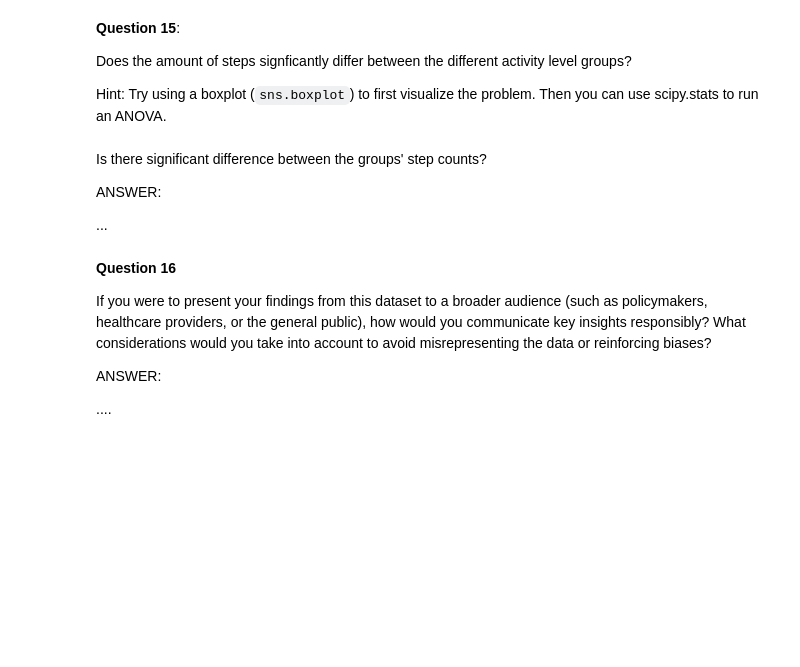
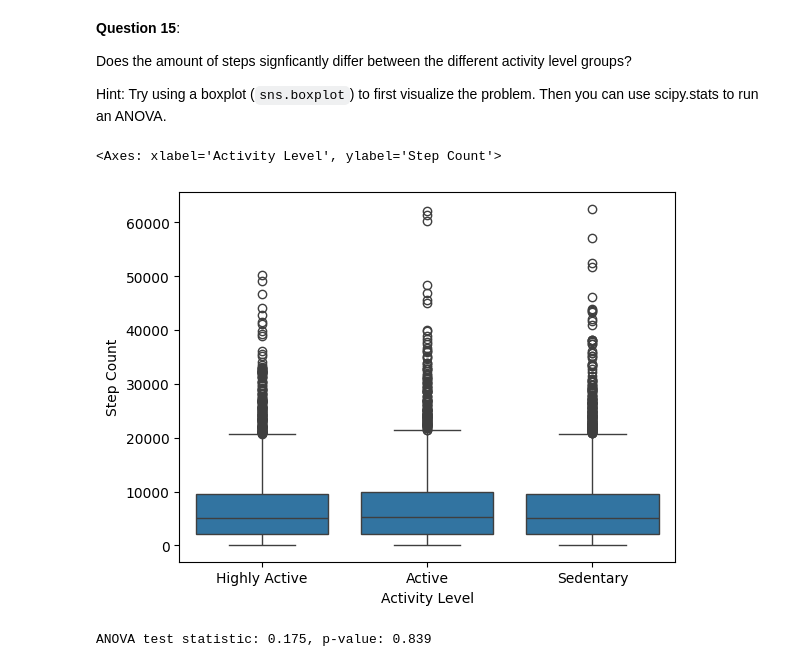
Before and after one commit to BMC-Intersectional-Data-Feminism/exercise-2-data-cleaning-and-analysis-rlassman, a Jupyter notebook: exercise2.ipynb, the cells around one changed output. Drawn from its saved outputs; the diff is of its cells as text; code cells hidden in the pictures; blank space fills up the shorter version.

```diff
--- a/exercise2.ipynb
+++ b/exercise2.ipynb
@@ -458,26 +741,23 @@ Hint: Try using a boxplot (`sns.boxplot`) to first visualize the problem. Then y
+# %%
+## Visualization
+
+sns.boxplot(x='Activity Level', y='Step Count', data=final_table)
+
+##citation: asked chatgpt how to make boxplot in python with data from multiple columns of table
+# %% [output]
+<Axes: xlabel='Activity Level', ylabel='Step Count'>
+[figure, added]
 # %%
 from scipy.stats import f_oneway
 
 ## create a table for each activity level group
-sed = ...  ## sedentary rows
-act = ... ## active rows
-hact = ... ## highly active rows
+sed = final_table[final_table['NumActivity'] == 3]  # Sedentary rows
+act = final_table[final_table['NumActivity'] == 2]  # Active rows
+hact = final_table[final_table['NumActivity'] == 1]  # Highly active rows
 
 stat, pval = f_oneway(sed['Step Count'], act['Step Count'], hact['Step Count'])
 
 
 print(f"ANOVA test statistic: {stat:.3f}, p-value: {pval:.3f}")
+# %% [output]
+ANOVA test statistic: 0.175, p-value: 0.839
-# %% [markdown]
-Is there significant difference between the groups' step counts?
-
-ANSWER:
-
-...
-# %% [markdown]
-**Question 16**
-
-If you were to present your findings from this dataset to a broader audience (such as policymakers, healthcare providers, or the general public), how would you communicate key insights responsibly? What considerations would you take into account to avoid misrepresenting the data or reinforcing biases?
-
-ANSWER:
-
-....
```
Also changed, not shown: parts of 45 cells of this notebook, 6 other files.
